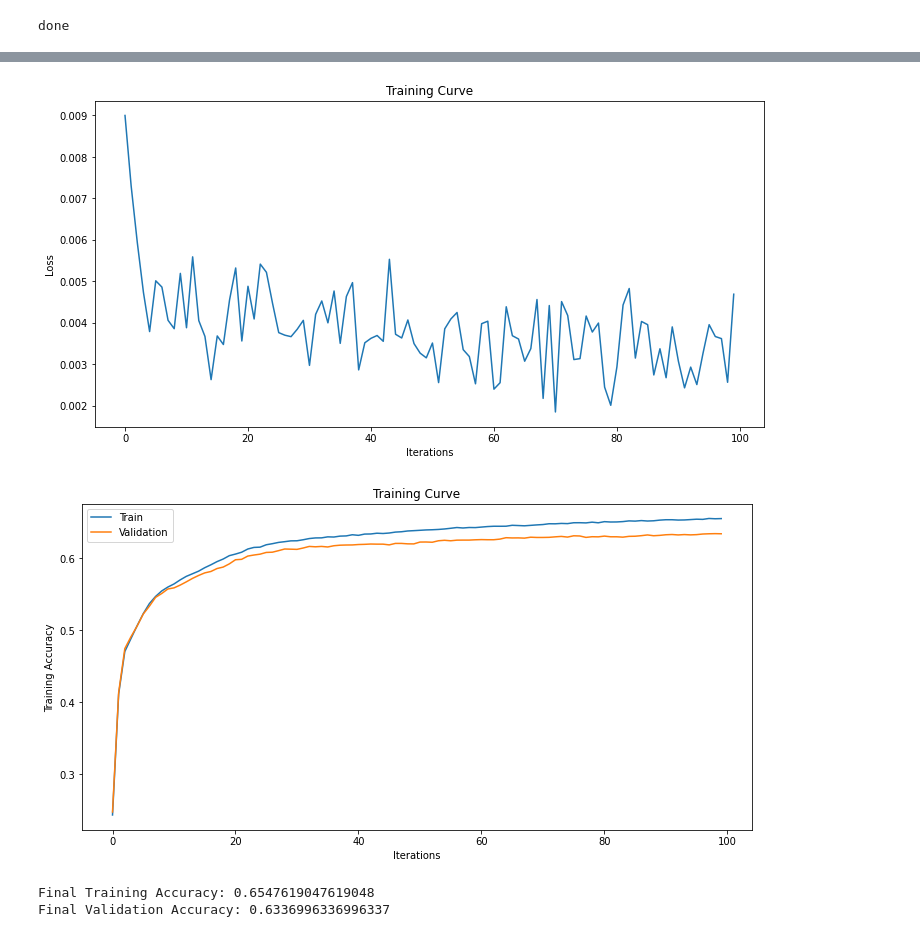
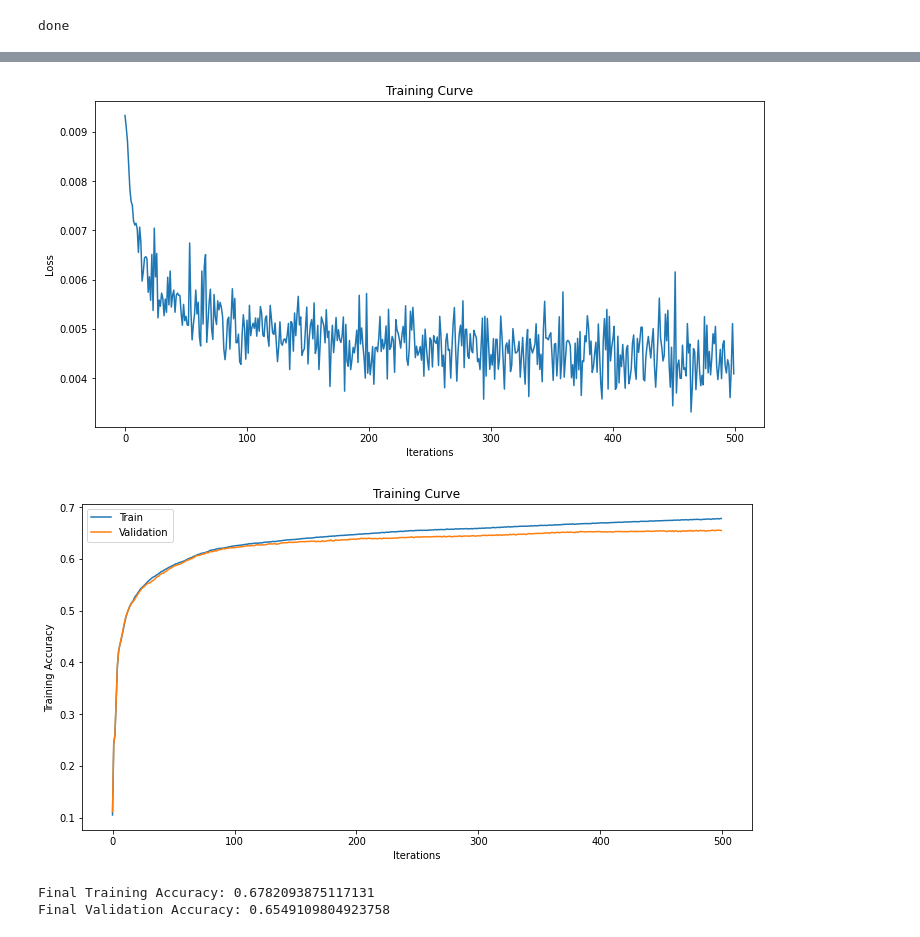
Before and after one commit to amigourou/land-changing-type-prediction, a Jupyter notebook: data_processing.ipynb, the cells around one changed output, grey strips where cells are left out. Drawn from its saved outputs; the diff is of its cells as text; code cells hidden in the pictures.

```diff
--- a/data_processing.ipynb
+++ b/data_processing.ipynb
@@ -242,3 +226,6 @@ test_df_oh = test_df_oh.drop(['date0', 'date1', 'date2', 'date3','date4', 'N', '
+# %%
+train_df_balanced = Normalize(train_df_balanced,columns_to_normalize)
+# test_df_oh = Normalize(test_df_oh, columns_to_normalize)
 # %%
 plt.hist(train_df_balanced['change_type'])
 plt.show()
@@ -299,7 +287,7 @@ train_df_Y = train_df_balanced['change_type']
 ## Dimensionality reduction : PCA
 # %%
 # N_COMP = train_df_X.shape[1]
-N_COMP = 25
+N_COMP = 10
 # %%
 pca = PCA(n_components = N_COMP)
 pca.fit(train_df_X)
@@ -500,8 +482,9 @@ def get_accuracy(model, data):
 # %%
 def train(model, train_data, val_data, batch_size=64, num_epochs=1 , print_stat = 1):
     train_loader = torch.utils.data.DataLoader(train_data, batch_size=batch_size, shuffle = True)
-    criterion = nn.MultiMarginLoss()
-    optimizer = optim.Adam(model.parameters(), lr=0.00005)
+    # criterion = nn.MultiMarginLoss()
+    criterion = nn.CrossEntropyLoss()
+    optimizer = optim.Adam(model.parameters(), lr=0.00002)
     # scheduler = lr_scheduler.LinearLR(optimizer,start_factor=1.0, end_factor=0.005, total_iters=num_epochs/2)
 
 
@@ -566,7 +549,7 @@ split_ratio = 0.8
 train_x, val_x = train_X[:int(len(train_X)*split_ratio)], train_X[int(len(train_X)*split_ratio):]
 train_y, val_y = train_Y[:int(len(train_X)*split_ratio)], train_Y[int(len(train_X)*split_ratio):]
 # %%
-model = SimpleNN(train_x.shape[1], 50)
+model = SimpleNN(train_x.shape[1], 80)
 model = model.to(device)
 # %%
 train_x.shape
@@ -591,5 +574,5 @@ Y_=torch.Tensor(val_y)
 Y_ = Y_.type(torch.LongTensor)
 val_data = data_utils.TensorDataset(X_,Y_)
 # %%
-train(model, train_data = train_data, val_data = val_data, num_epochs = 100, batch_size = 64)
+train(model, train_data = train_data, val_data = val_data, num_epochs = 500, batch_size = 192)
 # %% [output]
@@ -613,7 +596,7 @@ Epoch 99, Train Loss: 0.004690499510616064, Train accuracy: 0.6547619047619048,
-[figure, old version]
+[figure, new version]
-[figure, old version]
+[figure, new version]
-Final Training Accuracy: 0.6547619047619048
-Final Validation Accuracy: 0.6336996336996337
+Final Training Accuracy: 0.6782093875117131
+Final Validation Accuracy: 0.6549109804923758
 # %%
 pred_y = []
 
```
Also changed, not shown: parts of 36 cells of this notebook, 1 other file.
